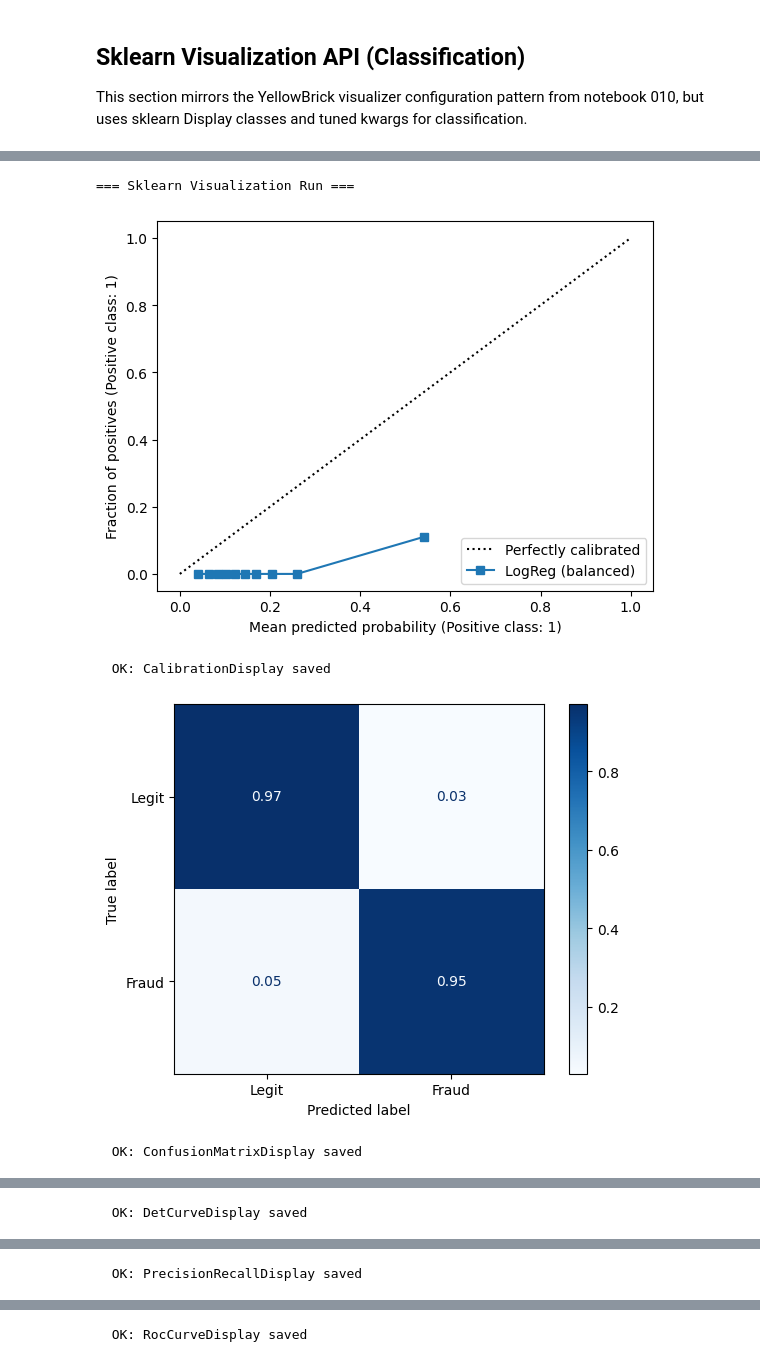
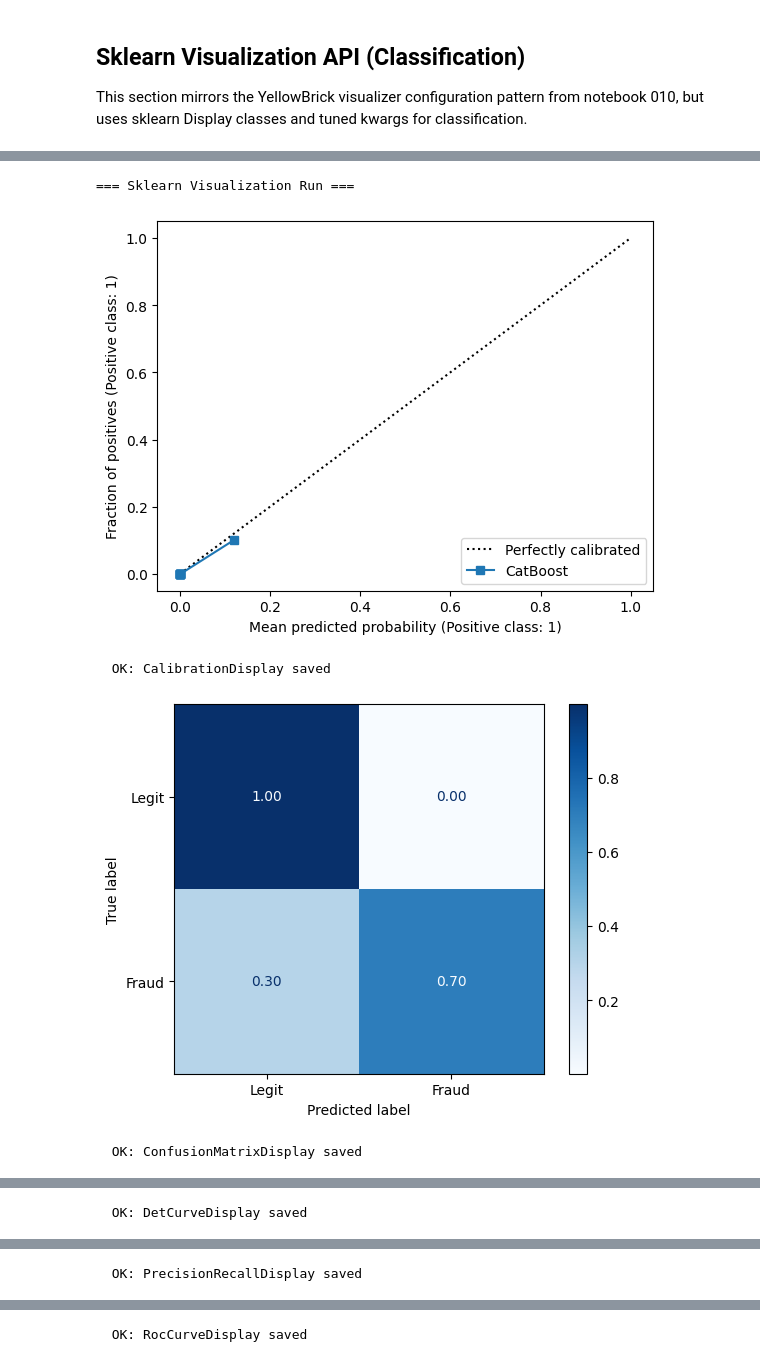
Before and after one commit to rafaelcoelho1409/COELHORealTime, a Jupyter notebook: notebooks/019_sklearn_duckdb_sql_classification_sklearn_viz.ipynb, the cells around one changed output, grey strips where cells are left out. Cells and saved outputs as stored; diff of their text form; code cells hidden in the pictures.

```diff
--- a/notebooks/019_sklearn_duckdb_sql_classification_sklearn_viz.ipynb
+++ b/notebooks/019_sklearn_duckdb_sql_classification_sklearn_viz.ipynb
@@ -302,7 +509,7 @@ def sklearn_classification_viz_config():
             'strategy': 'quantile',
             'pos_label': pos_label,
             'ref_line': True,
-            'name': 'LogReg (balanced)',
+            'name': 'CatBoost',
         },
         'confusion_matrix': {
             'normalize': 'true',
@@ -317,13 +524,13 @@ def sklearn_classification_viz_config():
             'drop_intermediate': False,
             'response_method': 'predict_proba',
             'pos_label': pos_label,
-            'name': 'LogReg (balanced)',
+            'name': 'CatBoost',
         },
         'precision_recall': {
             'drop_intermediate': False,
             'response_method': 'predict_proba',
             'pos_label': pos_label,
-            'name': 'LogReg (balanced)',
+            'name': 'CatBoost',
             'plot_chance_level': True,
             'chance_level_kw': {
                 'linestyle': '--',
@@ -335,7 +542,7 @@ def sklearn_classification_viz_config():
             'drop_intermediate': False,
             'response_method': 'predict_proba',
             'pos_label': pos_label,
-            'name': 'LogReg (balanced)',
+            'name': 'CatBoost',
             'plot_chance_level': True,
             'curve_kwargs': {
                 'linewidth': 2,
@@ -393,8 +600,8 @@ def sklearn_classification_viz_config():
             },
         },
         'validation_curve': {
-            'param_name': 'logisticregression__C',
-            'param_range': np.logspace(-2, 2, 5),
+            'param_name': 'depth',
+            'param_range': [4, 6, 8, 10],
             'cv': cv,
             'scoring': 'roc_auc',
             'score_type': 'both',
@@ -431,38 +638,38 @@ def sklearn_classification_visualizers(viz_config: dict):
     run_display(
         'CalibrationDisplay',
         lambda: CalibrationDisplay.from_estimator(
-            base_estimator, X_test, y_test, **viz_config['calibration']
+            sklearn_estimator, X_test, y_test, **viz_config['calibration']
         ),
     )
     run_display(
         'ConfusionMatrixDisplay',
         lambda: ConfusionMatrixDisplay.from_estimator(
-            base_estimator, X_test, y_test, **viz_config['confusion_matrix']
+            sklearn_estimator, X_test, y_test, **viz_config['confusion_matrix']
         ),
     )
     run_display(
         'DetCurveDisplay',
         lambda: DetCurveDisplay.from_estimator(
-            base_estimator, X_test, y_test, **viz_config['det_curve']
+            sklearn_estimator, X_test, y_test, **viz_config['det_curve']
         ),
     )
     run_display(
         'PrecisionRecallDisplay',
         lambda: PrecisionRecallDisplay.from_estimator(
-            base_estimator, X_test, y_test, **viz_config['precision_recall']
+            sklearn_estimator, X_test, y_test, **viz_config['precision_recall']
         ),
     )
     run_display(
         'RocCurveDisplay',
         lambda: RocCurveDisplay.from_estimator(
-            base_estimator, X_test, y_test, **viz_config['roc_curve']
+            sklearn_estimator, X_test, y_test, **viz_config['roc_curve']
         ),
     )
 
     def decision_boundary_builder():
         fig, ax = plt.subplots(figsize=(6, 5))
         display = DecisionBoundaryDisplay.from_estimator(
-            boundary_estimator,
+            boundary_wrapper,
             X_train_boundary,
             ax=ax,
             **viz_config['decision_boundary'],
@@ -476,42 +683,56 @@ def sklearn_classification_visualizers(viz_config: dict):
             s=12,
             edgecolor='k',
         )
-        ax.set_title('Decision Boundary (LogReg)')
+        ax.set_title('Decision Boundary (CatBoost)')
         return display
 
     run_display('DecisionBoundaryDisplay', decision_boundary_builder)
     run_display(
         'PartialDependenceDisplay',
         lambda: PartialDependenceDisplay.from_estimator(
-            base_estimator, X_train, **viz_config['partial_dependence']
+            sklearn_estimator, X_train, **viz_config['partial_dependence']
         ),
     )
-    run_display(
-        'LearningCurveDisplay',
-        lambda: LearningCurveDisplay.from_estimator(
-            base_estimator, X_train, y_train, **viz_config['learning_curve']
-        ),
-    )
+
+    try:
+        fig, ax = plt.subplots(figsize=(7, 5))
+        plot_catboost_learning_curve(
+            X_train,
+            y_train,
+            train_sizes=viz_config['learning_curve']['train_sizes'],
+            cv=viz_config['learning_curve']['cv'],
+            scoring=viz_config['learning_curve']['scoring'],
+            title='Learning Curve (CatBoost)',
+            ax=ax,
+            figsize=(7, 5),
+            random_state=viz_config['learning_curve']['random_state'],
+        )
+        results['LearningCurveDisplay'] = save_figure(fig, 'LearningCurveDisplay.png', show=True)
+        print('  OK: LearningCurveDisplay saved')
+    except Exception as exc:
+        errors.append(('LearningCurveDisplay', str(exc)))
+        print(f'  FAILED: LearningCurveDisplay failed: {exc}')
+
     run_display(
         'ValidationCurveDisplay',
         lambda: ValidationCurveDisplay.from_estimator(
-            base_estimator, X_train, y_train, **viz_config['validation_curve']
+            validation_estimator, X_train, y_train, **viz_config['validation_curve']
         ),
     )
 
     print('')
     print(f'Saved {len(results)} of {total} sklearn visualizations.')
     if errors:
         print('Failures:')
         for name, error in errors:
             print(f'  {name}: {error}')
     return results
 
 viz_config = sklearn_classification_viz_config()
 results = sklearn_classification_visualizers(viz_config)
 # %% [output]
 === Sklearn Visualization Run ===
-[figure, old version]
+[figure, new version]
   OK: CalibrationDisplay saved
-[figure, old version]
+[figure, new version]
   OK: ConfusionMatrixDisplay saved
```
Also changed, not shown: parts of 13 cells of this notebook, 34 other files.
